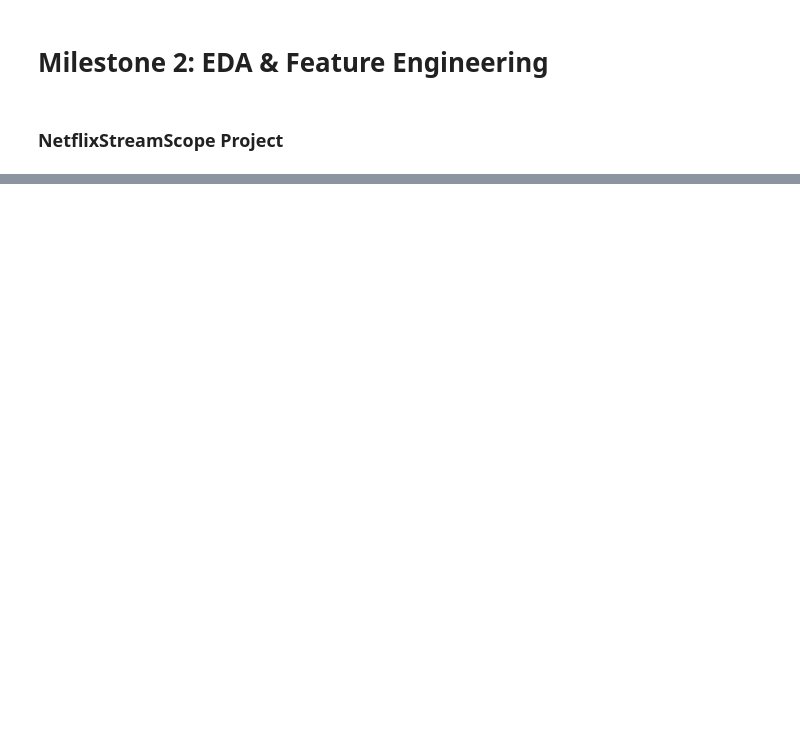
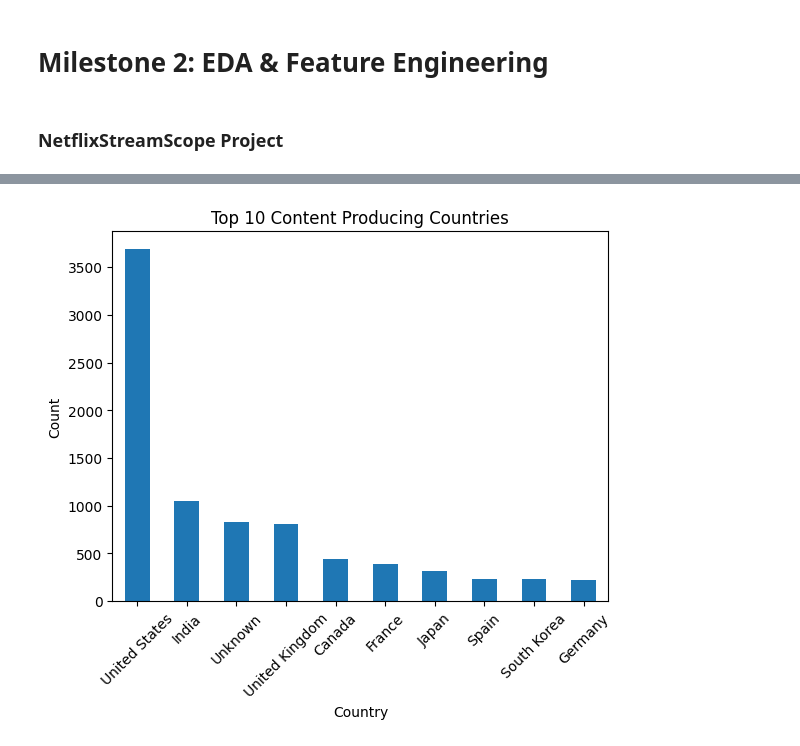
Before and after one commit to Prabhath18/NetflixStreamScope, a Jupyter notebook: milestone2_eda.ipynb, the cells around one changed output, grey strips where cells are left out. Saved outputs shown, nothing was run; the diff lists cells and outputs as text; code cells hidden in the pictures; blank space fills up the shorter version.

```diff
--- a/milestone2_eda.ipynb
+++ b/milestone2_eda.ipynb
@@ -68,0 +68,19 @@ print(df.tail())
+# %%
+# Split countries
+countries = df["country"].str.split(", ")
+
+# Flatten list
+all_countries = [country for sublist in countries for country in sublist]
+
+# Count top 10
+country_counts = pd.Series(all_countries).value_counts().head(10)
+
+plt.figure()
+country_counts.plot(kind="bar")
+plt.title("Top 10 Content Producing Countries")
+plt.xlabel("Country")
+plt.ylabel("Count")
+plt.xticks(rotation=45)
+plt.show()
+# %% [output]
+[figure, added]
```
Also changed, not shown: parts of 9 cells of this notebook, 1 other file.
